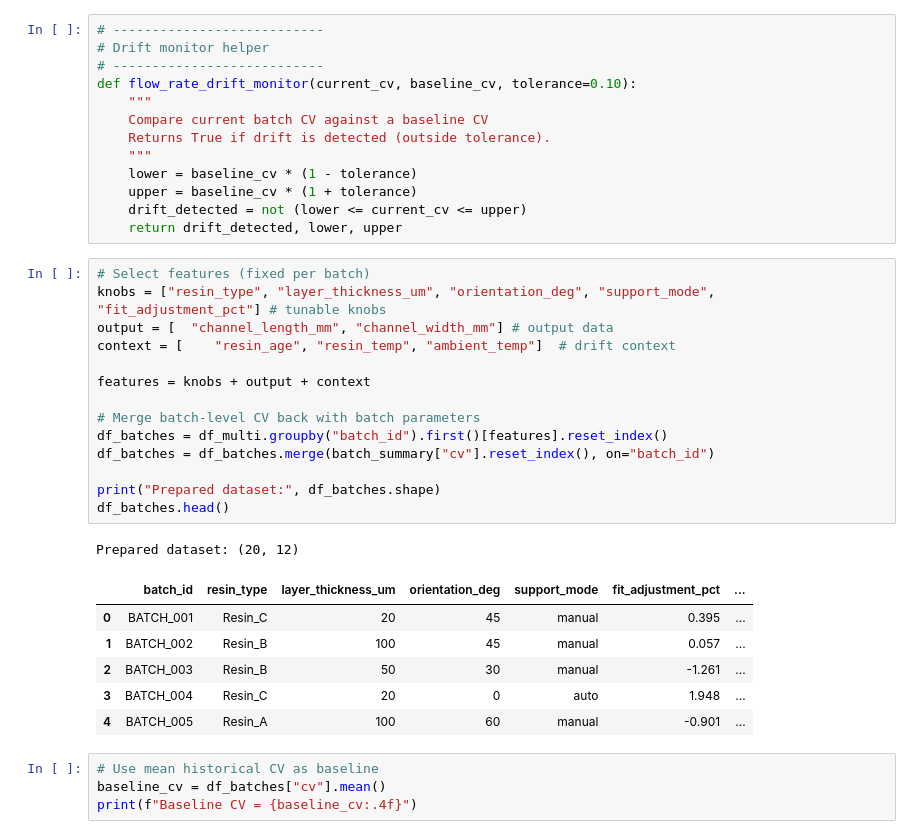
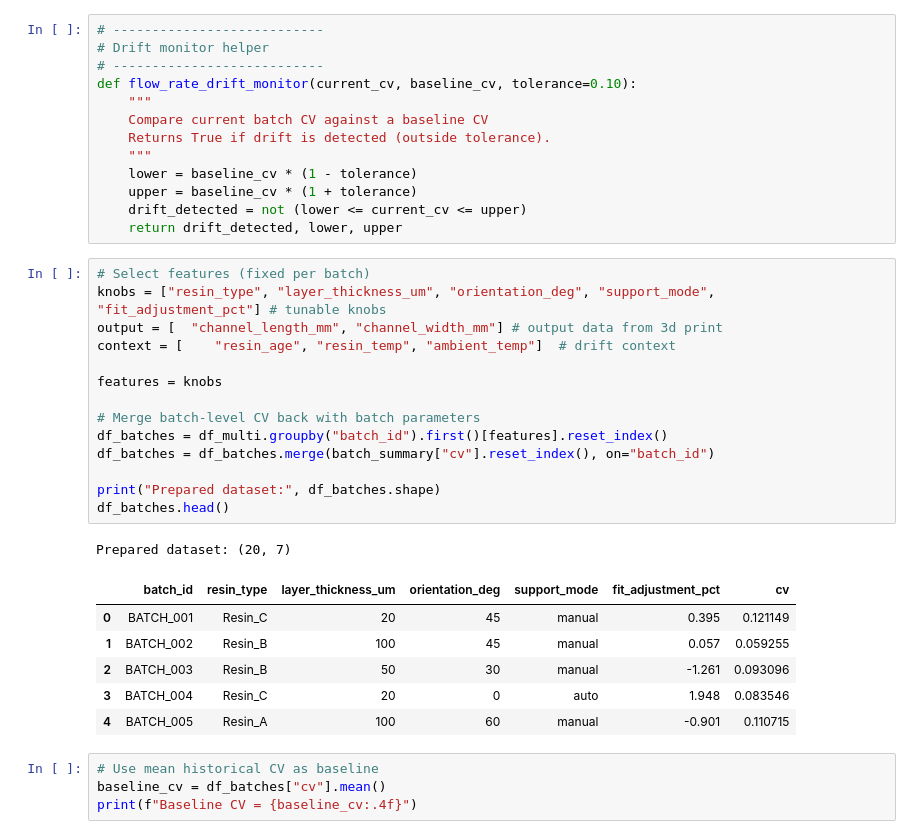
Before and after one commit to WTL04/Closed-Loop-Optimization-For-SLA-Printed-Microfluidic-Channels, a Jupyter notebook: multi_batch_channels_bayes_opt.ipynb, the cells around one changed output. Saved outputs shown, nothing was run; the diff lists cells and outputs as text.

Commit message:
attempting to implement Contextual Bayesian Optimization (CBO) based on SADCBO paper

```diff
--- a/multi_batch_channels_bayes_opt.ipynb
+++ b/multi_batch_channels_bayes_opt.ipynb
@@ -46,25 +46,25 @@ def flow_rate_drift_monitor(current_cv, baseline_cv, tolerance=0.10):
 # %%
 # Select features (fixed per batch)
 knobs = ["resin_type", "layer_thickness_um", "orientation_deg", "support_mode", "fit_adjustment_pct"] # tunable knobs
-output = [  "channel_length_mm", "channel_width_mm"] # output data
+output = [  "channel_length_mm", "channel_width_mm"] # output data from 3d print
 context = [    "resin_age", "resin_temp", "ambient_temp"]  # drift context
 
-features = knobs + output + context
+features = knobs
 
 # Merge batch-level CV back with batch parameters
 df_batches = df_multi.groupby("batch_id").first()[features].reset_index()
 df_batches = df_batches.merge(batch_summary["cv"].reset_index(), on="batch_id")
 
 print("Prepared dataset:", df_batches.shape)
 df_batches.head()
 # %% [output]
-Prepared dataset: (20, 12)
+Prepared dataset: (20, 7)
-|  | batch_id | resin_type | layer_thickness_um | orientation_deg | support_mode | fit_adjustment_pct | ... |
-| 0 | BATCH_001 | Resin_C | 20 | 45 | manual | 0.395 | ... |
-| 1 | BATCH_002 | Resin_B | 100 | 45 | manual | 0.057 | ... |
-| 2 | BATCH_003 | Resin_B | 50 | 30 | manual | -1.261 | ... |
-| 3 | BATCH_004 | Resin_C | 20 | 0 | auto | 1.948 | ... |
-| 4 | BATCH_005 | Resin_A | 100 | 60 | manual | -0.901 | ... |
+|  | batch_id | resin_type | layer_thickness_um | orientation_deg | support_mode | fit_adjustment_pct | cv |
+| 0 | BATCH_001 | Resin_C | 20 | 45 | manual | 0.395 | 0.121149 |
+| 1 | BATCH_002 | Resin_B | 100 | 45 | manual | 0.057 | 0.059255 |
+| 2 | BATCH_003 | Resin_B | 50 | 30 | manual | -1.261 | 0.093096 |
+| 3 | BATCH_004 | Resin_C | 20 | 0 | auto | 1.948 | 0.083546 |
+| 4 | BATCH_005 | Resin_A | 100 | 60 | manual | -0.901 | 0.110715 |
 # %%
 # Use mean historical CV as baseline
 baseline_cv = df_batches["cv"].mean()
```
Also changed, not shown: parts of 6 cells of this notebook, 1 other file.
